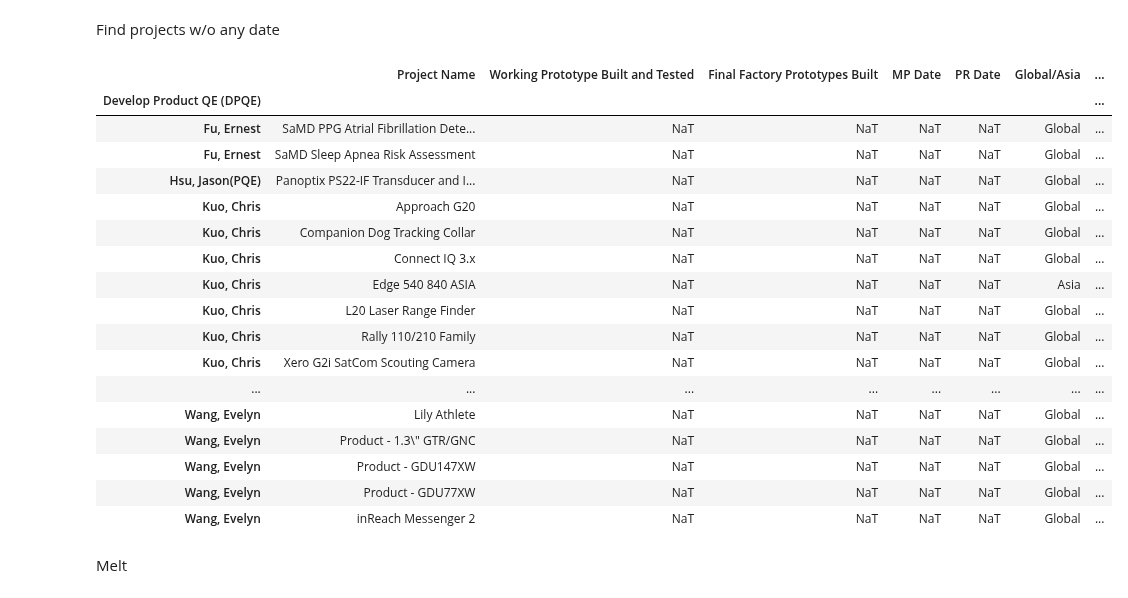
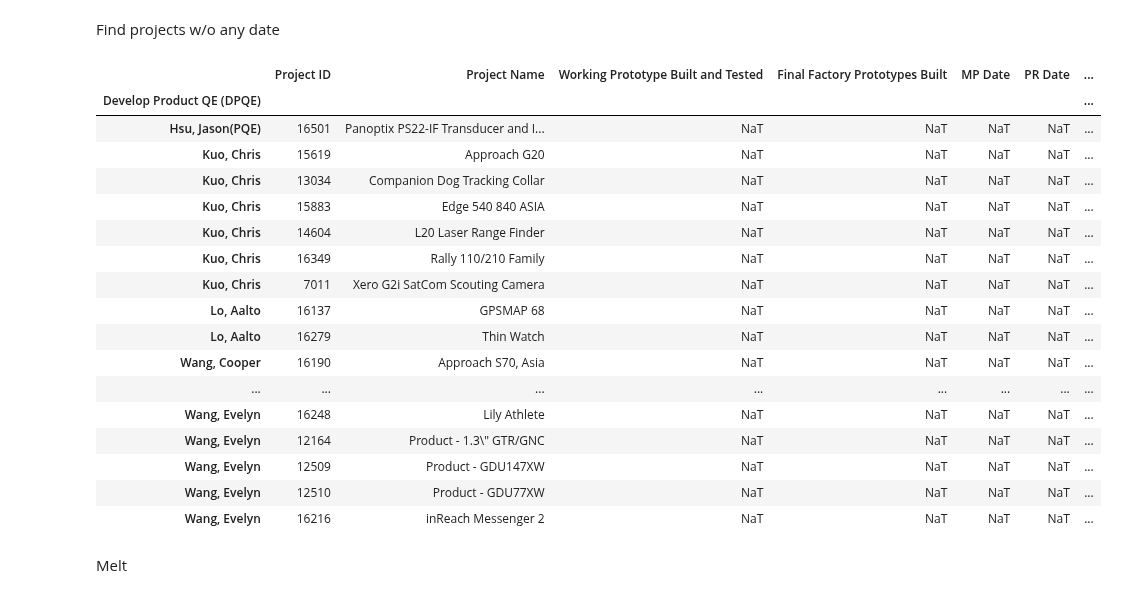
Before and after one commit to CPWRF/Projects, a Jupyter notebook: GMLA loading analysis/GMLA_loading_onlyExcel.ipynb, the cells around one changed output. Cells and saved outputs as stored; diff of their text form; code cells hidden in the pictures.

```diff
--- a/GMLA loading analysis/GMLA_loading_onlyExcel.ipynb
+++ b/GMLA loading analysis/GMLA_loading_onlyExcel.ipynb
@@ -21,6 +22,8 @@ Read
 # %%
 pmsystem_project = pd.read_excel(pmsystem_project_list_file, usecols=[0,1,3,4,5,6,9,10,12], parse_dates=[2,3,4,5], index_col=[0])
 pmsystem_cft = pd.read_excel(cft_list_file, usecols=[0,44], index_col=[0])
+# %%
+pmsystem_project.drop([10693,10692,10016,14739,14704], inplace=True)
 # %%
 pmsystem_cft.head()
 # %% [output]
@@ -116,29 +119,29 @@ Find projects w/o any date
 # %%
 # Find all date is NaT
 # 1. Select dataframe w/ date (pmsystem_project_cft.iloc[:,1:5])
 # 2. Rows w/ any date marked as True (notnull().any(axis=1))
 # 3. Reverse (~)
-pmsystem_project_wo_any_date = pmsystem_project_cft.loc[(~pmsystem_project_cft.iloc[:,1:5].notnull().any(axis=1))].sort_values(['Develop  Product QE (DPQE)','Project Name']).set_index('Develop  Product QE (DPQE)')
+pmsystem_project_wo_any_date = pmsystem_project_cft.loc[(~pmsystem_project_cft.iloc[:,1:5].notnull().any(axis=1))].reset_index().sort_values(['Develop  Product QE (DPQE)','Project Name']).set_index('Develop  Product QE (DPQE)')
 pmsystem_project_wo_any_date
 # %% [output]
-|  | Project Name | Working Prototype Built and Tested | Final Factory Prototypes Built | MP Date | PR Date | Global/Asia | ... |
+|  | Project ID | Project Name | Working Prototype Built and Tested | Final Factory Prototypes Built | MP Date | PR Date | ... |
 | Develop Product QE (DPQE) |  |  |  |  |  |  | ... |
-| Fu, Ernest | SaMD PPG Atrial Fibrillation Dete... | NaT | NaT | NaT | NaT | Global | ... |
-| Fu, Ernest | SaMD Sleep Apnea Risk Assessment | NaT | NaT | NaT | NaT | Global | ... |
-| Hsu, Jason(PQE) | Panoptix PS22-IF Transducer and I... | NaT | NaT | NaT | NaT | Global | ... |
-| Kuo, Chris | Approach G20 | NaT | NaT | NaT | NaT | Global | ... |
-| Kuo, Chris | Companion Dog Tracking Collar | NaT | NaT | NaT | NaT | Global | ... |
-| Kuo, Chris | Connect IQ 3.x | NaT | NaT | NaT | NaT | Global | ... |
-| Kuo, Chris | Edge 540 840 ASIA | NaT | NaT | NaT | NaT | Asia | ... |
-| Kuo, Chris | L20 Laser Range Finder | NaT | NaT | NaT | NaT | Global | ... |
-| Kuo, Chris | Rally 110/210 Family | NaT | NaT | NaT | NaT | Global | ... |
-| Kuo, Chris | Xero G2i SatCom Scouting Camera | NaT | NaT | NaT | NaT | Global | ... |
+| Hsu, Jason(PQE) | 16501 | Panoptix PS22-IF Transducer and I... | NaT | NaT | NaT | NaT | ... |
+| Kuo, Chris | 15619 | Approach G20 | NaT | NaT | NaT | NaT | ... |
+| Kuo, Chris | 13034 | Companion Dog Tracking Collar | NaT | NaT | NaT | NaT | ... |
+| Kuo, Chris | 15883 | Edge 540 840 ASIA | NaT | NaT | NaT | NaT | ... |
+| Kuo, Chris | 14604 | L20 Laser Range Finder | NaT | NaT | NaT | NaT | ... |
+| Kuo, Chris | 16349 | Rally 110/210 Family | NaT | NaT | NaT | NaT | ... |
+| Kuo, Chris | 7011 | Xero G2i SatCom Scouting Camera | NaT | NaT | NaT | NaT | ... |
+| Lo, Aalto | 16137 | GPSMAP 68 | NaT | NaT | NaT | NaT | ... |
+| Lo, Aalto | 16279 | Thin Watch | NaT | NaT | NaT | NaT | ... |
+| Wang, Cooper | 16190 | Approach S70, Asia | NaT | NaT | NaT | NaT | ... |
 | ... | ... | ... | ... | ... | ... | ... | ... |
-| Wang, Evelyn | Lily Athlete | NaT | NaT | NaT | NaT | Global | ... |
-| Wang, Evelyn | Product - 1.3\" GTR/GNC | NaT | NaT | NaT | NaT | Global | ... |
-| Wang, Evelyn | Product - GDU147XW | NaT | NaT | NaT | NaT | Global | ... |
-| Wang, Evelyn | Product - GDU77XW | NaT | NaT | NaT | NaT | Global | ... |
-| Wang, Evelyn | inReach Messenger 2 | NaT | NaT | NaT | NaT | Global | ... |
+| Wang, Evelyn | 16248 | Lily Athlete | NaT | NaT | NaT | NaT | ... |
+| Wang, Evelyn | 12164 | Product - 1.3\" GTR/GNC | NaT | NaT | NaT | NaT | ... |
+| Wang, Evelyn | 12509 | Product - GDU147XW | NaT | NaT | NaT | NaT | ... |
+| Wang, Evelyn | 12510 | Product - GDU77XW | NaT | NaT | NaT | NaT | ... |
+| Wang, Evelyn | 16216 | inReach Messenger 2 | NaT | NaT | NaT | NaT | ... |
 # %% [markdown]
 Melt
 # %%
```
Also changed, not shown: parts of 16 cells of this notebook, 1 other file.
